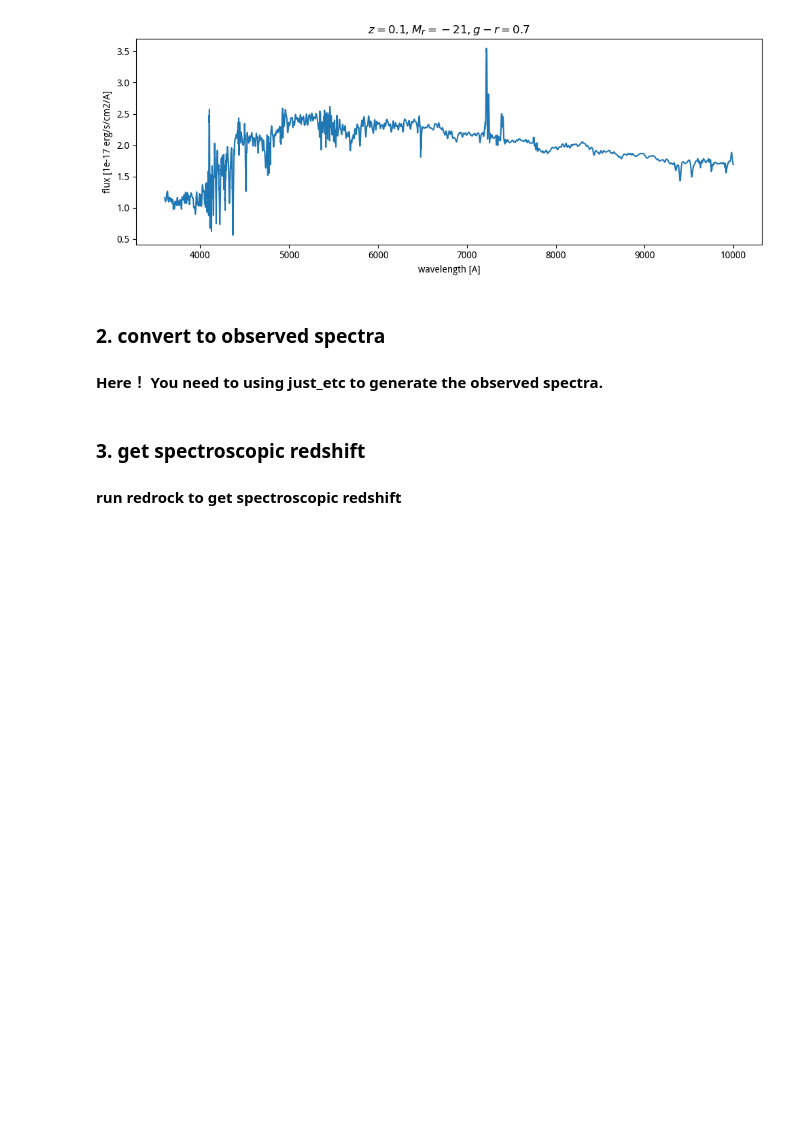
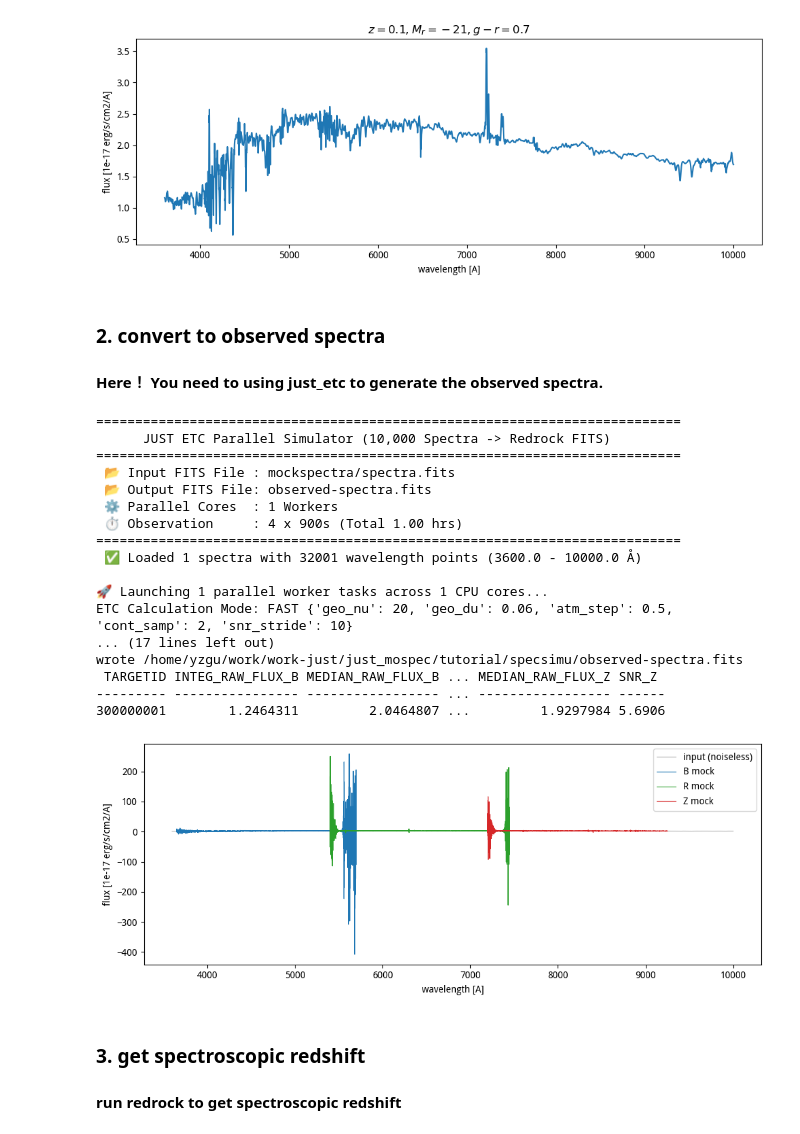
Before and after one commit to astroyzgu/just_mospec, a Jupyter notebook: tutorial/specsimu/quickstart.ipynb, the cells around one changed output. Drawn from its saved outputs; the diff is of its cells as text; code cells hidden in the pictures; blank space fills up the shorter version.

Commit message:
Rename the package to just_mospec and update the specsimu tutorial.
Co-authored-by: Cursor <cursoragent@cursor.com>

```diff
--- a/tutorial/specsimu/quickstart.ipynb
+++ b/tutorial/specsimu/quickstart.ipynb
@@ -45,8 +46,72 @@ saved ['meta.fits', 'objmeta.fits', 'spectra.fits']
 ### 2. convert to observed spectra
 #### Here！ You need to using just_etc to generate the observed spectra.
 # %%
-# the etc code to convert spectra.fits to observed-spectra.fits
-# install just_etc from https://github.com/just-group/just_etc
+# Convert mockspectra/spectra.fits -> observed-spectra.fits with just_etc.
+# Install: pip install git+https://github.com/RainW7/just_etc.git
+# process_bgs_10k_redrock.py is the archived parallel converter from
+# https://github.com/RainW7/just_etc/blob/main/examples/archive/process_bgs_10k_redrock.py
+# Input must be HDU0=WAVELENGTH, HDU1=FLUX in 10^-17 erg/s/cm2/A.
+
+
+import os
+import matplotlib.pyplot as plt
+import numpy as np
+from astropy.io import fits
+from astropy.table import Table
+
+from process_bgs_10k_redrock import process_spectral_library
+
+input_fits  = './mockspectra/spectra.fits'
+output_fits = './observed-spectra.fits'
+
+out = process_spectral_library(
+    input_fits_path=input_fits,
+    output_fits_path=output_fits,
+    t_exp=900.0,
+    n_exp=4,
+    seeing_fwhm=0.8,
+    nproc=1,
+)
+print('wrote', Path(out).resolve())
+
+with fits.open(input_fits) as hdul:
+    wave_in = np.asarray(hdul[0].data)
+    flux_in = np.atleast_2d(np.asarray(hdul[1].data))[0]
+
+scores = Table.read(output_fits, hdu='SCORES')
+print(scores)
+
+plt.figure(figsize=(10, 4))
+plt.plot(wave_in, flux_in, color='0.7', lw=0.8, label='input (noiseless)')
+with fits.open(output_fits) as hdul:
+    for band, color in zip(('B', 'R', 'Z'), ('C0', 'C2', 'C3')):
+        wave = hdul[f'{band}_WAVELENGTH'].data
+        flux = np.atleast_2d(hdul[f'{band}_FLUX'].data)[0]
+        plt.plot(wave, flux, color=color, lw=0.8, label=f'{band} mock')
+plt.xlabel('wavelength [A]')
+plt.ylabel('flux [1e-17 erg/s/cm2/A]')
+plt.legend()
+plt.tight_layout()
+plt.show()
+# %% [output]
+===========================================================================
+      JUST ETC Parallel Simulator (10,000 Spectra -> Redrock FITS)
+===========================================================================
+ 📂 Input FITS File : mockspectra/spectra.fits
+ 📂 Output FITS File: observed-spectra.fits
+ ⚙️ Parallel Cores  : 1 Workers
+ ⏱️ Observation     : 4 x 900s (Total 1.00 hrs)
+===========================================================================
+ ✅ Loaded 1 spectra with 32001 wavelength points (3600.0 - 10000.0 Å)
+
+🚀 Launching 1 parallel worker tasks across 1 CPU cores...
+ETC Calculation Mode: FAST {'geo_nu': 20, 'geo_du': 0.06, 'atm_step': 0.5, 'cont_samp': 2, 'snr_stride': 10}
+... (17 lines left out)
+wrote /home/yzgu/work/work-just/just_mospec/tutorial/specsimu/observed-spectra.fits
+ TARGETID INTEG_RAW_FLUX_B MEDIAN_RAW_FLUX_B ... MEDIAN_RAW_FLUX_Z SNR_Z
+--------- ---------------- ----------------- ... ----------------- ------
+300000001        1.2464311         2.0464807 ...         1.9297984 5.6906
+[figure, added]
 # %% [markdown]
 ### 3. get spectroscopic redshift
 #### run redrock to get spectroscopic redshift
```
Also changed, not shown: parts of 5 cells of this notebook, 19 other files.
